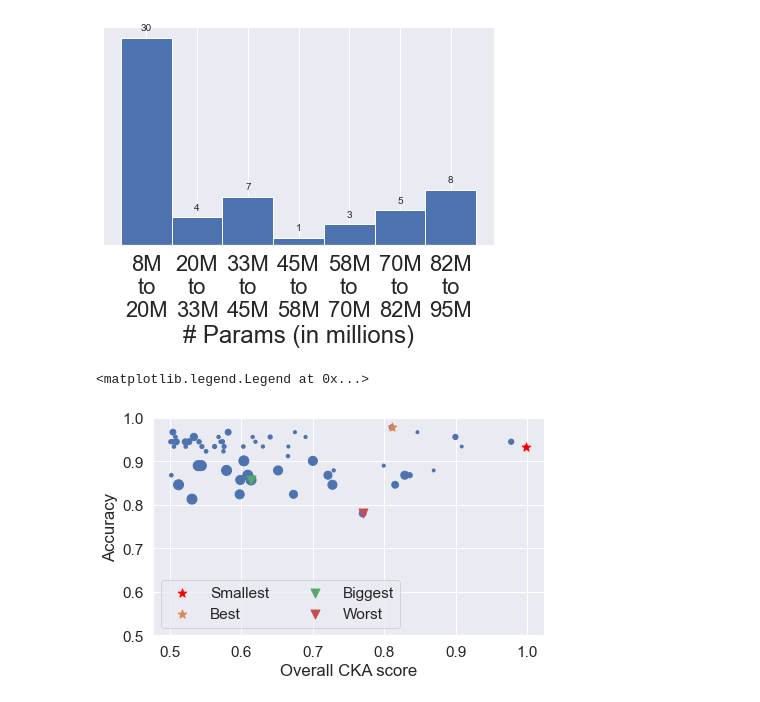
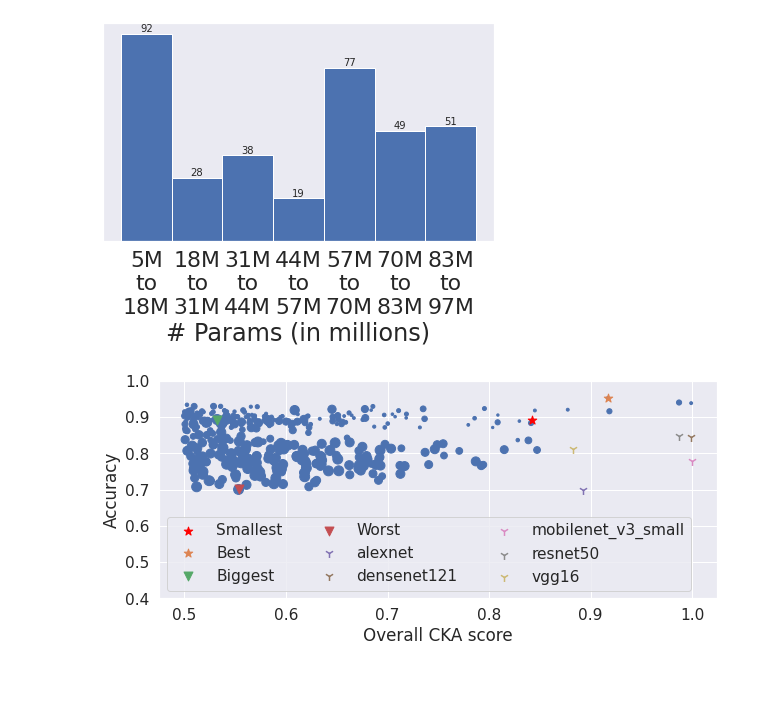
Before and after one commit to steerapi/stitchnet, a Jupyter notebook: 08_plot_results.ipynb, the cells around one changed output. Drawn from its saved outputs; the diff is of its cells as text; code cells hidden in the pictures.

```diff
--- a/08_plot_results.ipynb
+++ b/08_plot_results.ipynb
@@ -9,8 +9,13 @@ import seaborn as sns
 import numpy as np
 from ast import literal_eval as make_tuple
 import matplotlib.pyplot as plt
+import os
 
-data = pd.read_csv('_results/result_paper.txt', names=['score','acc','macs','params','path','fragments'])
+RESULT_NAME = "1660356880_result_BS_32_MD_10_T_0.8_TT_0.5"
+figFolder = f'_results/{RESULT_NAME}_figures'
+os.makedirs(figFolder, exist_ok=True)
+
+data = pd.read_csv(f'_results/{RESULT_NAME}.txt', names=['score','acc','macs','params','path','fragments'])
 
 sns.set_theme()
 sns.set(font_scale = 2)
@@ -104,6 +118,8 @@ import matplotlib.pyplot as plt
 params = data['params']
 
 fig, ax = plt.subplots(figsize=[7, 4])
+ax.grid(False)
+
 n, bins, patches = ax.hist(params, bins=7)
 plt.xlabel('# Params (in millions)')
 xticks = [(bins[idx+1] + value)/2 for idx, value in enumerate(bins[:-1])]
@@ -117,36 +133,54 @@ plt.yticks([])
 for idx, value in enumerate(n):
     if value > 0:
         plt.text(xticks[idx], value+1, int(value), ha='center')
+plt.savefig(f'{figFolder}/params.pdf',format='pdf')
 # %% [output]
-[figure, old version]
+[figure, new version]
+# %%
+from glob import glob
+import os
+originalValTrainAcc = {}
+originalFiles = sorted(glob('_results/original/*.txt'))
+originalNetNames = []
+for originalFile in originalFiles:
+    name = os.path.basename(originalFile)
+    name = os.path.splitext(name)[0]
+    originalNetNames.append(name)
+    originalValTrainAcc[name] = pd.read_csv(originalFile, names=['valacc', 'trainacc','macs','params','score','fragments'])
 # %%
 sns.set(font_scale = 1.4)
 
 score = data['score']
 acc = data['acc']
 sizes = data['params']
 sizes = sizes/max(sizes)*100
 
-fig, ax = plt.subplots(figsize=[7, 4])
+fig, ax = plt.subplots(figsize=[10, 4])
 
 ax.scatter(score, acc, s=sizes)
 plt.xlabel('Overall CKA score')
 plt.ylabel('Accuracy')
-plt.ylim(0.5,1)
+plt.ylim(0.4,1)
+# plt.xlim(0.4,1.2)
 
 acc_minidx = data['acc'].idxmin()
 acc_maxidx = data['acc'].idxmax()
 param_minidx = data['params'].idxmin()
 param_maxidx = data['params'].idxmax()
 ax.scatter(score[param_minidx], acc[param_minidx], marker="*", s=80,
            color="red", label=f"Smallest")
 ax.scatter(score[acc_maxidx], acc[acc_maxidx], marker="*", s=80,
            label=f"Best")
 ax.scatter(score[param_maxidx], acc[param_maxidx], marker="v", s=80,
            label=f"Biggest")
 ax.scatter(score[acc_minidx], acc[acc_minidx], marker="v", s=80,
            label=f"Worst")
-ax.legend(loc="best", ncol=2)
+
+for originalNetName in originalNetNames:
+    ax.scatter(originalValTrainAcc[originalNetName].score, originalValTrainAcc[originalNetName].valacc, marker="1", s=80,
+           label=f"{originalNetName}")
+
+ax.legend(loc="best", ncol=3)
+plt.savefig(f'{figFolder}/accvscka.pdf',format='pdf')
 # %% [output]
-<matplotlib.legend.Legend at 0x...>
-[figure, old version]
+[figure, new version]
```
Also changed, not shown: parts of 16 cells of this notebook, 14 other files.
